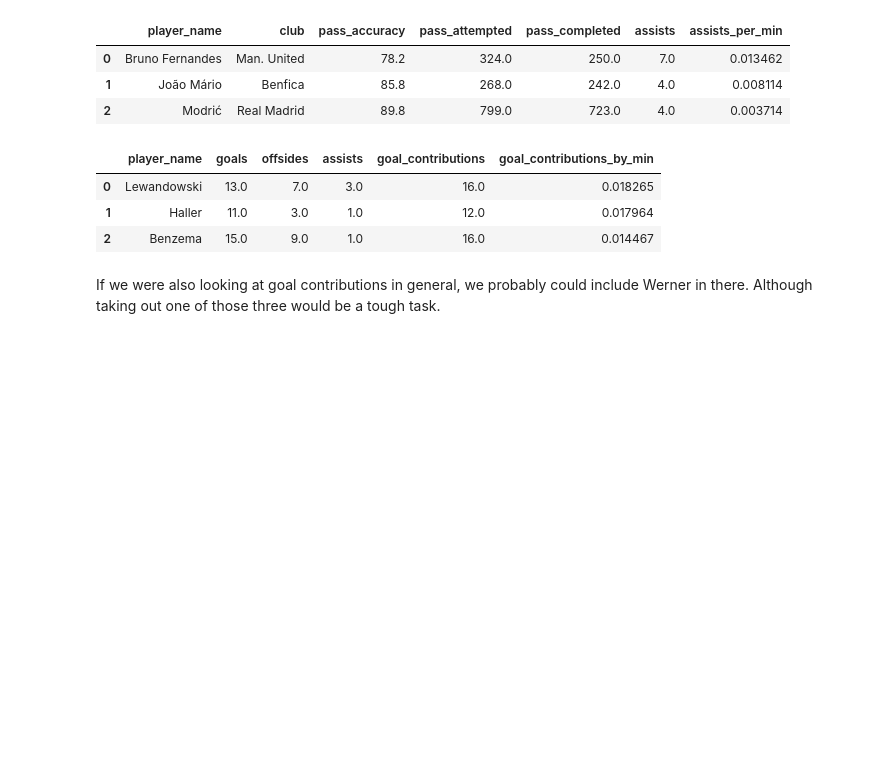
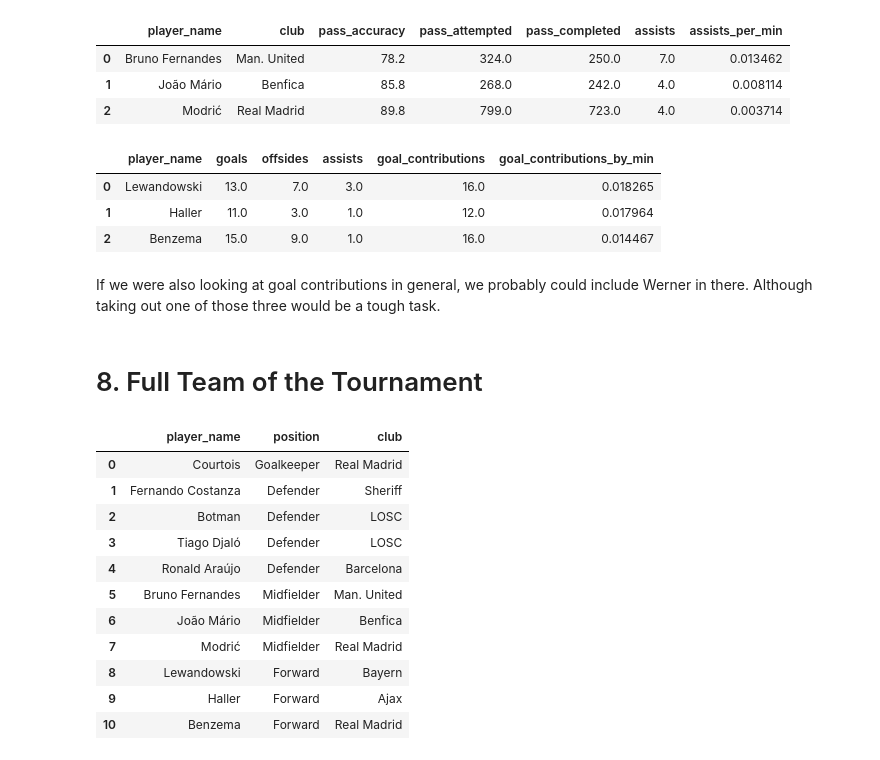
Before and after one commit to caiomelo22/20-21-Champions-League-Analysis, a Jupyter notebook: notebooke5ae0d8453.ipynb, the cells around one changed output. Saved outputs shown, nothing was run; the diff lists cells and outputs as text; code cells hidden in the pictures; blank space fills up the shorter version.

Commit message:
Display full team of the competition

```diff
--- a/notebooke5ae0d8453.ipynb
+++ b/notebooke5ae0d8453.ipynb
@@ -189,7 +189,7 @@ forwards_df.loc[:, forward_cols].head()
 | 3 | Vinícius Júnior | 4.0 | 4.0 | 6.0 | 10.0 | 0.008340 |
 | 4 | Mbappé | 6.0 | 8.0 | 4.0 | 10.0 | 0.014859 |
 # %%
-forwards_df = forwards_df.loc[:, forward_cols].sort_values('goal_contributions_by_min', ascending=False).reset_index(drop=True)
+forwards_df = forwards_df.sort_values('goal_contributions_by_min', ascending=False).reset_index(drop=True)
 plot_bar(forwards_df.loc[:20, :], 'goal_contributions_by_min', ylabel='Goal Contributions by Minute')
 # %% [output]
 [figure]
@@ -408,3 +408,27 @@ tott_forwards_df.loc[:, forward_cols].head()
 | 2 | Benzema | 15.0 | 9.0 | 1.0 | 16.0 | 0.014467 |
 # %% [markdown]
 If we were also looking at goal contributions in general, we probably could include Werner in there. Although taking out one of those three would be a tough task.
+# %% [markdown]
+# 8. Full Team of the Tournament
+# %%
+tott = pd.concat([
+    tott_keepers_df,
+    tott_defenders_df,
+    tott_mids_df,
+    tott_forwards_df
+])
+
+tott.loc[:, ['player_name', 'position', 'club']].reset_index(drop=True).head(11)
+# %% [output]
+|  | player_name | position | club |
+| 0 | Courtois | Goalkeeper | Real Madrid |
+| 1 | Fernando Costanza | Defender | Sheriff |
+| 2 | Botman | Defender | LOSC |
+| 3 | Tiago Djaló | Defender | LOSC |
+| 4 | Ronald Araújo | Defender | Barcelona |
+| 5 | Bruno Fernandes | Midfielder | Man. United |
+| 6 | João Mário | Midfielder | Benfica |
+| 7 | Modrić | Midfielder | Real Madrid |
+| 8 | Lewandowski | Forward | Bayern |
+| 9 | Haller | Forward | Ajax |
+| 10 | Benzema | Forward | Real Madrid |
```
Also changed, not shown: parts of 3 cells of this notebook.
